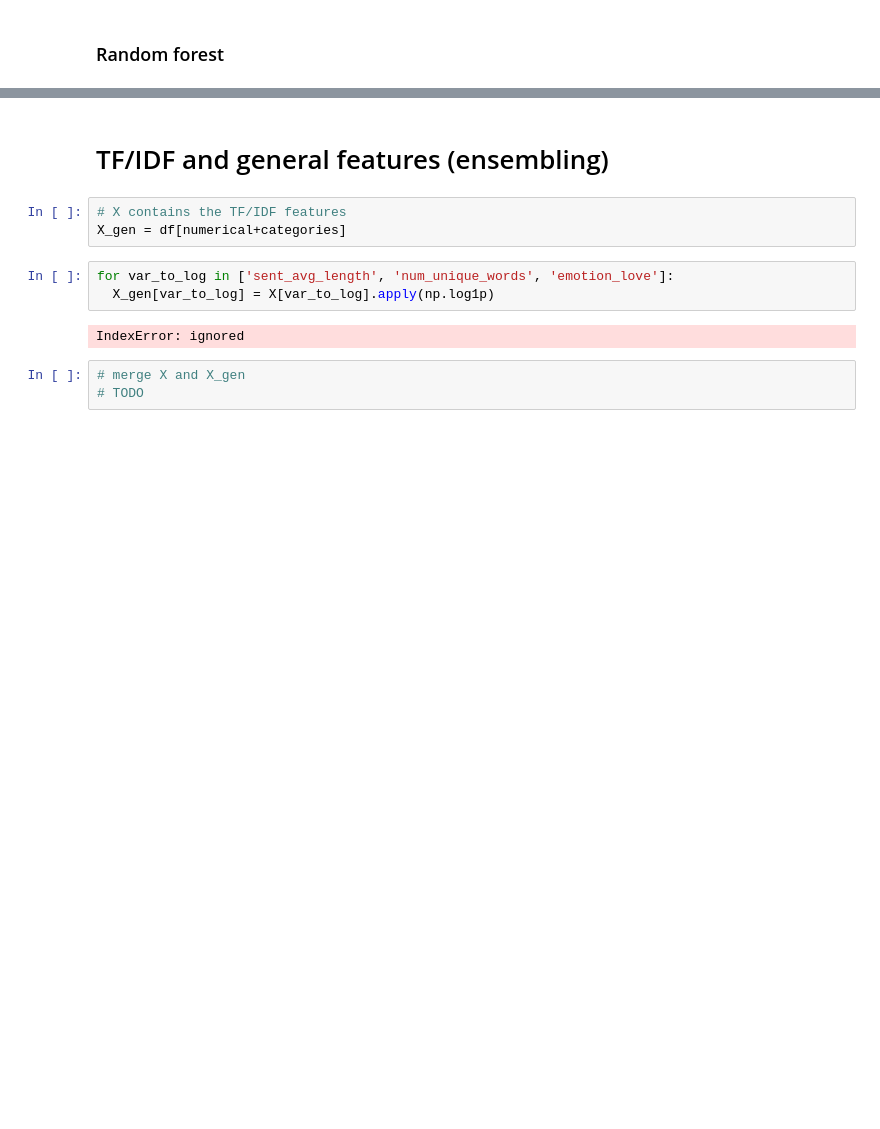
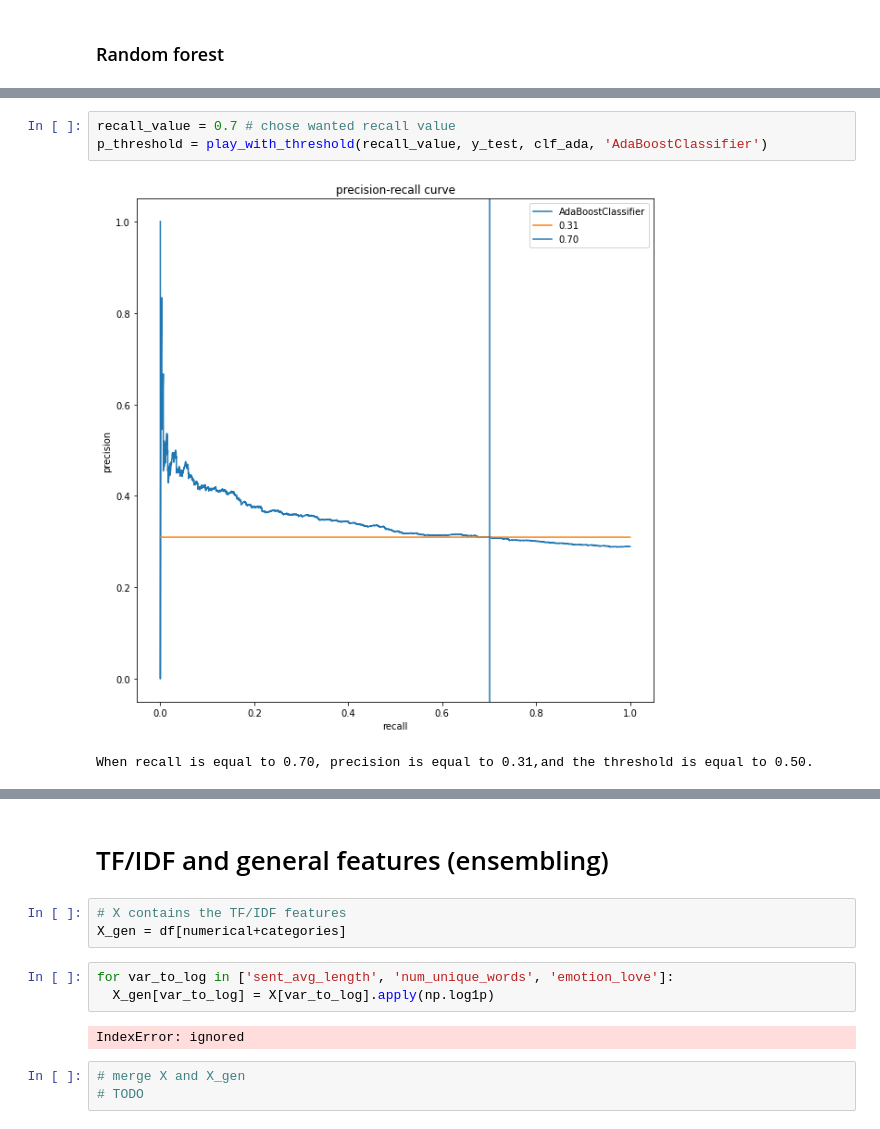
Before and after one commit to batyaamericus/OncUponTim, a Jupyter notebook: ML_classification_good_bad.ipynb, the cells around one changed output, grey strips where cells are left out. Saved outputs shown, nothing was run; the diff lists cells and outputs as text; blank space fills up the shorter version.

```diff
--- a/ML_classification_good_bad.ipynb
+++ b/ML_classification_good_bad.ipynb
@@ -581,0 +658,6 @@ When recall is equal to 0.70, precision is equal to 0.32,and the threshold is eq
+# %%
+recall_value = 0.7 # chose wanted recall value
+p_threshold = play_with_threshold(recall_value, y_test, clf_ada, 'AdaBoostClassifier')
+# %% [output]
+[figure, added]
+When recall is equal to 0.70, precision is equal to 0.31,and the threshold is equal to 0.50.
```
Also changed, not shown: parts of 30 cells of this notebook.
